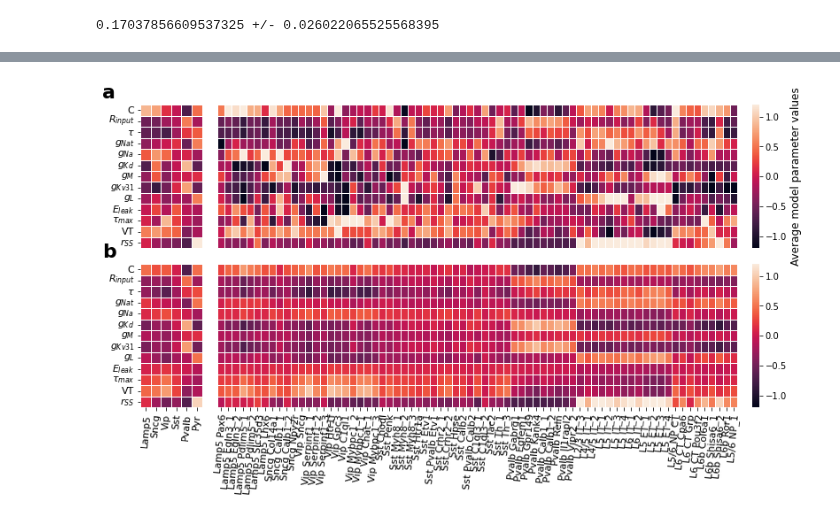
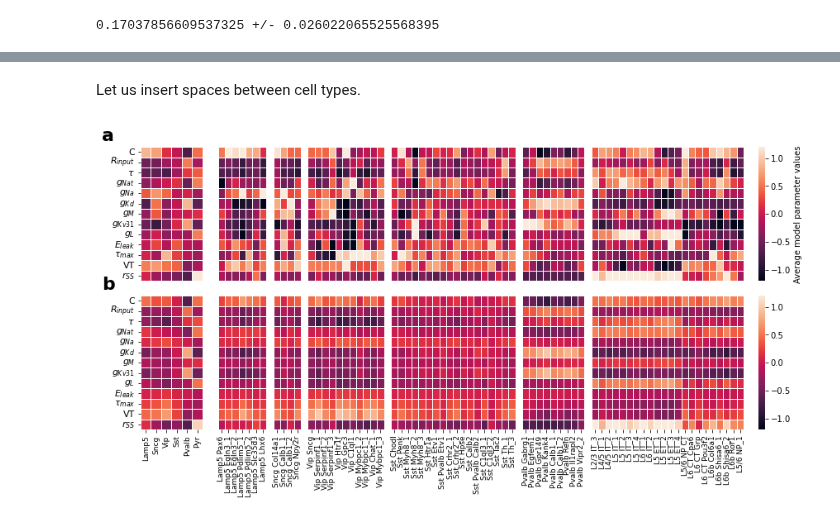
Before and after one commit to berenslab/hh_sbi, a Jupyter notebook: figures/figure_4_and_5.ipynb, the cells around one changed output, grey strips where cells are left out. Cells and saved outputs as stored; diff of their text form; code cells hidden in the pictures.

```diff
--- a/figures/figure_4_and_5.ipynb
+++ b/figures/figure_4_and_5.ipynb
@@ -565,36 +565,48 @@ def create_figure_5(fig):
         fig = plt.figure(figsize=(12,5))
     else: fig = fig
 
-    ax_df_npep_fam=plt.axes([0.05,0.5,.08,.45])
-    ax_df_npep_ttype=plt.axes([.15,0.5,.85,.45])
+    ax_df_npen_fam=plt.axes([0.05,0.5,.08,.45])
+    ax_df_npen_ttype=plt.axes([.15,0.5,.85,.45])
     ax_df_sRRR_fam=plt.axes([0.05,0,.08,.45])
     ax_df_sRRR_ttype=plt.axes([.15,0,.85,.45])
 
-    return ax_df_npep_fam, ax_df_npep_ttype, ax_df_sRRR_fam, ax_df_sRRR_ttype
+    return ax_df_npen_fam, ax_df_npen_ttype, ax_df_sRRR_fam, ax_df_sRRR_ttype
-# %%
-fig=plt.figure(figsize=(12,5))
-
-ax_df_npep_fam, ax_df_npep_ttype, ax_df_sRRR_fam, ax_df_sRRR_ttype = create_figure_5(fig)
-
-sns.heatmap(df_family, xticklabels=True, yticklabels=model_param_names, linewidth=.5, vmin=-1.2, vmax=1.2, cbar=False, ax=ax_df_npep_fam)
-sns.heatmap(df_type, xticklabels=True, linewidth=.5, yticklabels=[], vmin=-1.2, vmax=1.2, ax=ax_df_npep_ttype, cbar_kws={'label': 'Average model parameter from genes', 'anchor':(-0.2,0.5)})
-ax_df_npep_ttype.set_xticks([]);
-ax_df_npep_fam.set_xticks([]);
-ax_df_npep_fam.set_yticks([.5,1.5,2.5,3.5,4.5,5.5,6.5,7.5,8.5,9.5,10.5,11.5,12.5])
-ax_df_npep_fam.set_yticklabels(model_param_names, fontsize=11);
-ax_df_npep_ttype.collections[0].colorbar.set_label('Average model parameter values', fontsize=12)
-
-sns.heatmap(df_family_sRRR, xticklabels=True, linewidth=.5, yticklabels=model_param_names, vmin=-1.2, vmax=1.2, cbar=False, ax=ax_df_sRRR_fam)
-sns.heatmap(df_ttype_sRRR, xticklabels=True, linewidth=.5, yticklabels=[], vmin=-1.2, vmax=1.2, ax=ax_df_sRRR_ttype, cbar_kws={'anchor':(-0.2,0.5)})
-ax_df_sRRR_fam.set_xticklabels(ax_df_sRRR_fam.get_xticklabels(), fontsize=11, rotation=85);
-ax_df_sRRR_ttype.set_xticklabels(ax_df_sRRR_ttype.get_xticklabels(), fontsize=11, rotation=85);
-ax_df_sRRR_fam.set_yticks([.5,1.5,2.5,3.5,4.5,5.5,6.5,7.5,8.5,9.5,10.5,11.5,12.5])
-ax_df_sRRR_fam.set_yticklabels(model_param_names, fontsize=11);
-
-fig.text(0, .97, 'a', fontsize=22, fontweight='bold')
-fig.text(0, .47, 'b', fontsize=22, fontweight='bold')
-
-plt.savefig('figure_5.png', bbox_inches = 'tight', pad_inches = 0)
-plt.savefig('figure_5.pdf', bbox_inches = 'tight', pad_inches = 0)
-# %% [output]
-[figure, removed]
+# %% [markdown]
+Let us insert spaces between cell types.
+# %%
+df_type_c=df_type.copy()
+df_ttype_sRRR_c=df_ttype_sRRR.copy()
+spots_to_insert_blanks=[7,12,24,43,53]
+for i in [7,12,24,43,53]:
+    df_type_c.insert(i,i, 0)
+    df_ttype_sRRR_c.insert(i,i, 0)
+mask = np.zeros_like(df_type_c.values, dtype=bool)
+mask[:,spots_to_insert_blanks]=True
+# %%
+fig=plt.figure(figsize=(13,5))
+
+ax_df_npen_fam, ax_df_npen_ttype, ax_df_sRRR_fam, ax_df_sRRR_ttype = create_figure_5(fig)
+
+sns.heatmap(df_family, xticklabels=True, yticklabels=model_param_names, linewidth=.5, vmin=-1.2, vmax=1.2, cbar=False, ax=ax_df_npen_fam)
+sns.heatmap(df_type_c, mask=mask, xticklabels=True, linewidth=.5, yticklabels=[], vmin=-1.2, vmax=1.2, ax=ax_df_npen_ttype, cbar_kws={'label': 'Average model parameter from genes', 'anchor':(-0.2,0.5)})
+ax_df_npen_ttype.set_xticks([]);
+ax_df_npen_fam.set_xticks([]);
+ax_df_npen_fam.set_yticks([.5,1.5,2.5,3.5,4.5,5.5,6.5,7.5,8.5,9.5,10.5,11.5,12.5])
+ax_df_npen_fam.set_yticklabels(model_param_names, fontsize=11);
+ax_df_npen_ttype.collections[0].colorbar.set_label('Average model parameter values', fontsize=10)
+
+sns.heatmap(df_family_sRRR, xticklabels=True, linewidth=.5, yticklabels=model_param_names, vmin=-1.2, vmax=1.2, cbar=False, ax=ax_df_sRRR_fam)
+sns.heatmap(df_ttype_sRRR_c, mask=mask, xticklabels=True, linewidth=.5, yticklabels=[], vmin=-1.2, vmax=1.2, ax=ax_df_sRRR_ttype, cbar_kws={'anchor':(-0.2,0.5)})
+ax_df_sRRR_fam.set_xticklabels(ax_df_sRRR_fam.get_xticklabels(), fontsize=9, rotation=90);
+ax_df_sRRR_ttype.set_xticklabels(ax_df_sRRR_ttype.get_xticklabels(), fontsize=9, rotation=90);
+ax_df_sRRR_fam.set_yticks([.5,1.5,2.5,3.5,4.5,5.5,6.5,7.5,8.5,9.5,10.5,11.5,12.5])
+ax_df_sRRR_fam.set_yticklabels(model_param_names, fontsize=11);
+ax_df_sRRR_ttype.set_xticks(np.delete(ax_df_sRRR_ttype.get_xticks(),[7,12,24,43,53]));
+
+fig.text(0, .97, 'a', fontsize=22, fontweight='bold')
+fig.text(0, .47, 'b', fontsize=22, fontweight='bold')
+
+plt.savefig('figure_5.png', bbox_inches = 'tight', pad_inches = 0)
+plt.savefig('figure_5.pdf', bbox_inches = 'tight', pad_inches = 0)
+# %% [output]
+[figure, added]
```
Also changed, not shown: parts of 1 cell of this notebook, 4 other files.
